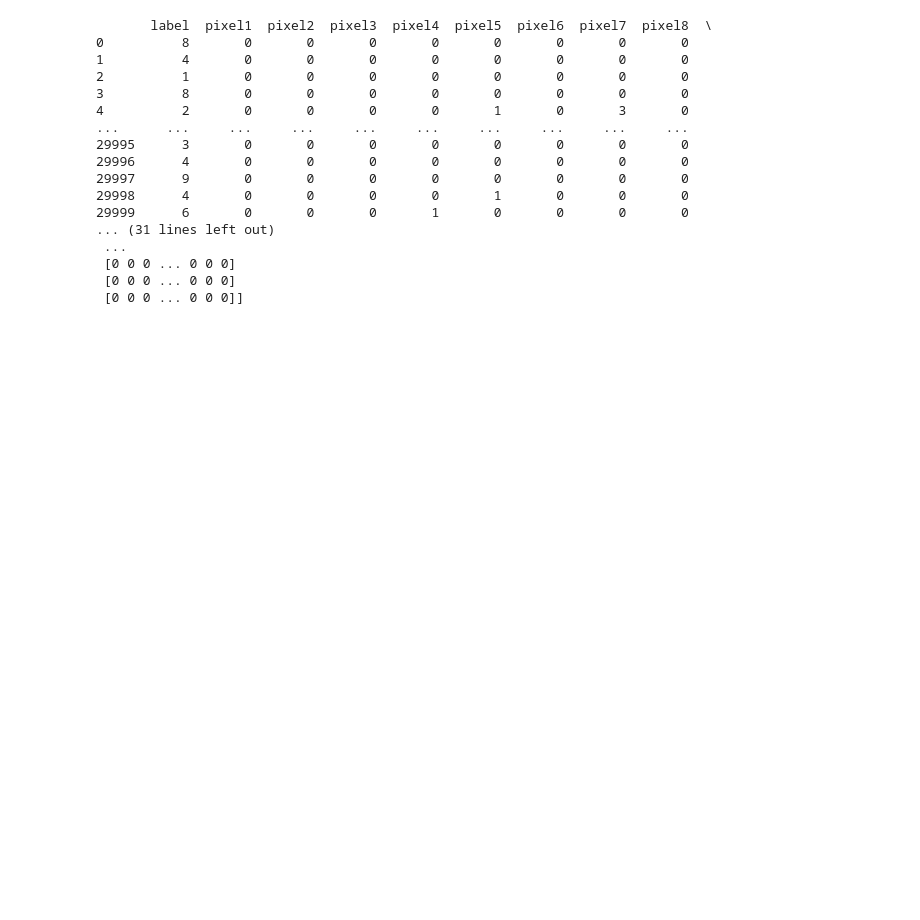
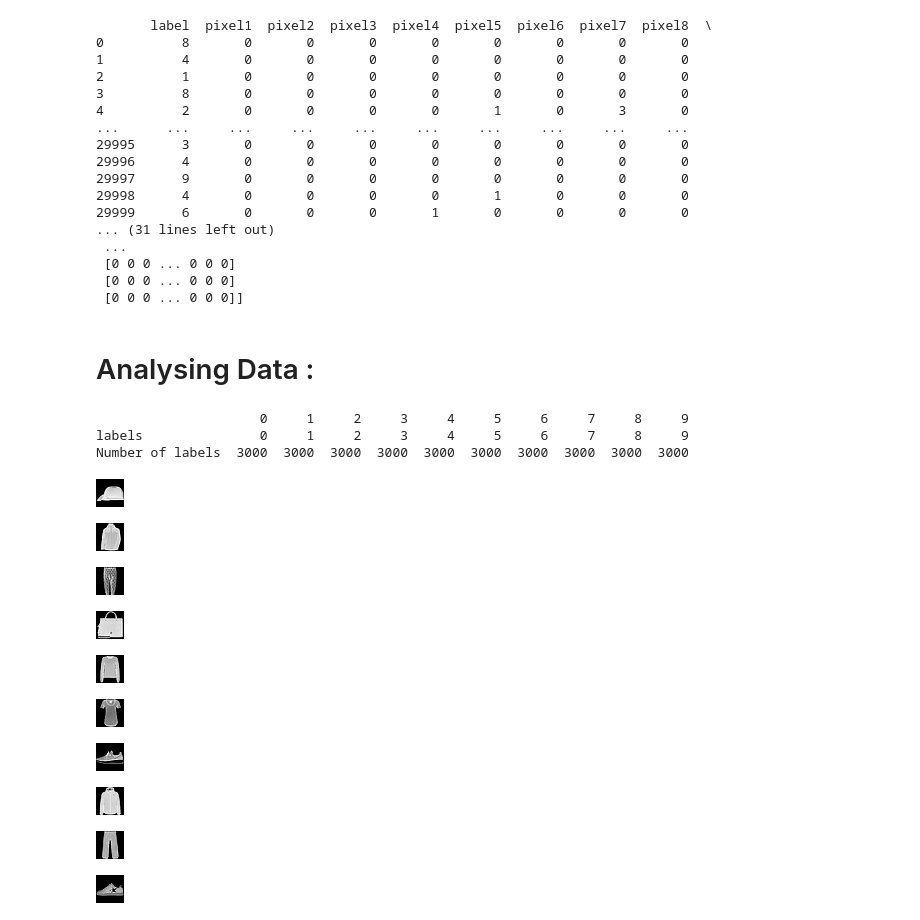
Before and after one commit to Loki-Silvres/Machine-Learning-Bootcamp, a Jupyter notebook: K-Nearest_Neighbours.ipynb, the cells around one changed output. Drawn from its saved outputs; the diff is of its cells as text; code cells hidden in the pictures; blank space fills up the shorter version.

```diff
--- a/K-Nearest_Neighbours.ipynb
+++ b/K-Nearest_Neighbours.ipynb
@@ -62,3 +46,32 @@ def Accuracy(y_pred , y_test):
  [0 0 0 ... 0 0 0]
  [0 0 0 ... 0 0 0]
  [0 0 0 ... 0 0 0]]
+# %% [markdown]
+# Analysing Data :
+# %%
+import cv2
+from google.colab.patches import cv2_imshow
+
+classes = pd.DataFrame([np.unique(df_train.label.values),np.bincount(df_train.label.values)],index = ['labels','Number of labels'])
+print(classes)                                    # checking for all labels and bias in data
+
+for i in range(10):                               # checking top 10 samples from given labelled data
+    xi = df_train.iloc[i,1:].to_numpy()
+    xi = xi.reshape([28,28])
+    img = np.uint8(xi)
+    img = cv2.cvtColor(img, cv2.COLOR_GRAY2BGR)
+    cv2_imshow(img)                               # plotting grayscale images from given pixel values
+# %% [output]
+                     0     1     2     3     4     5     6     7     8     9
+labels               0     1     2     3     4     5     6     7     8     9
+Number of labels  3000  3000  3000  3000  3000  3000  3000  3000  3000  3000
+[figure, added]
+[figure, added]
+[figure, added]
+[figure, added]
+[figure, added]
+[figure, added]
+[figure, added]
+[figure, added]
+[figure, added]
+[figure, added]
```
Also changed, not shown: parts of 8 cells of this notebook, 13 other files.
